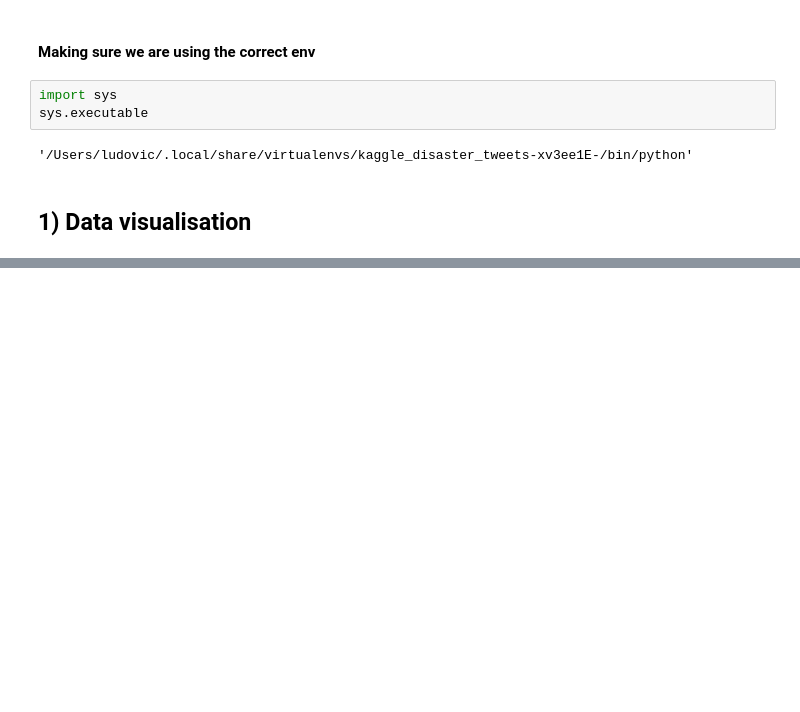
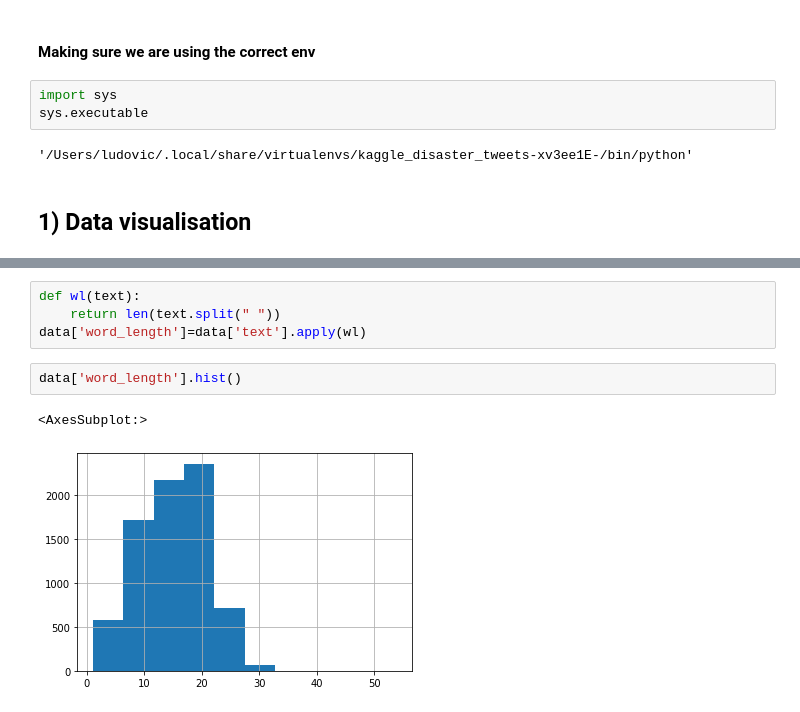
Before and after one commit to LudovicGayet/kaggle_disaster_tweets, a Jupyter notebook: notebooks/notebook.ipynb, the cells around one changed output, grey strips where cells are left out. Saved outputs shown, nothing was run; the diff lists cells and outputs as text; blank space fills up the shorter version.

```diff
--- a/notebooks/notebook.ipynb
+++ b/notebooks/notebook.ipynb
@@ -20,0 +55,9 @@ df.head()
+# %%
+def wl(text):
+    return len(text.split(" "))
+data['word_length']=data['text'].apply(wl)
+# %%
+data['word_length'].hist()
+# %% [output]
+<AxesSubplot:>
+[figure, added]
```
Also changed, not shown: parts of 15 cells of this notebook, 3 other files.
